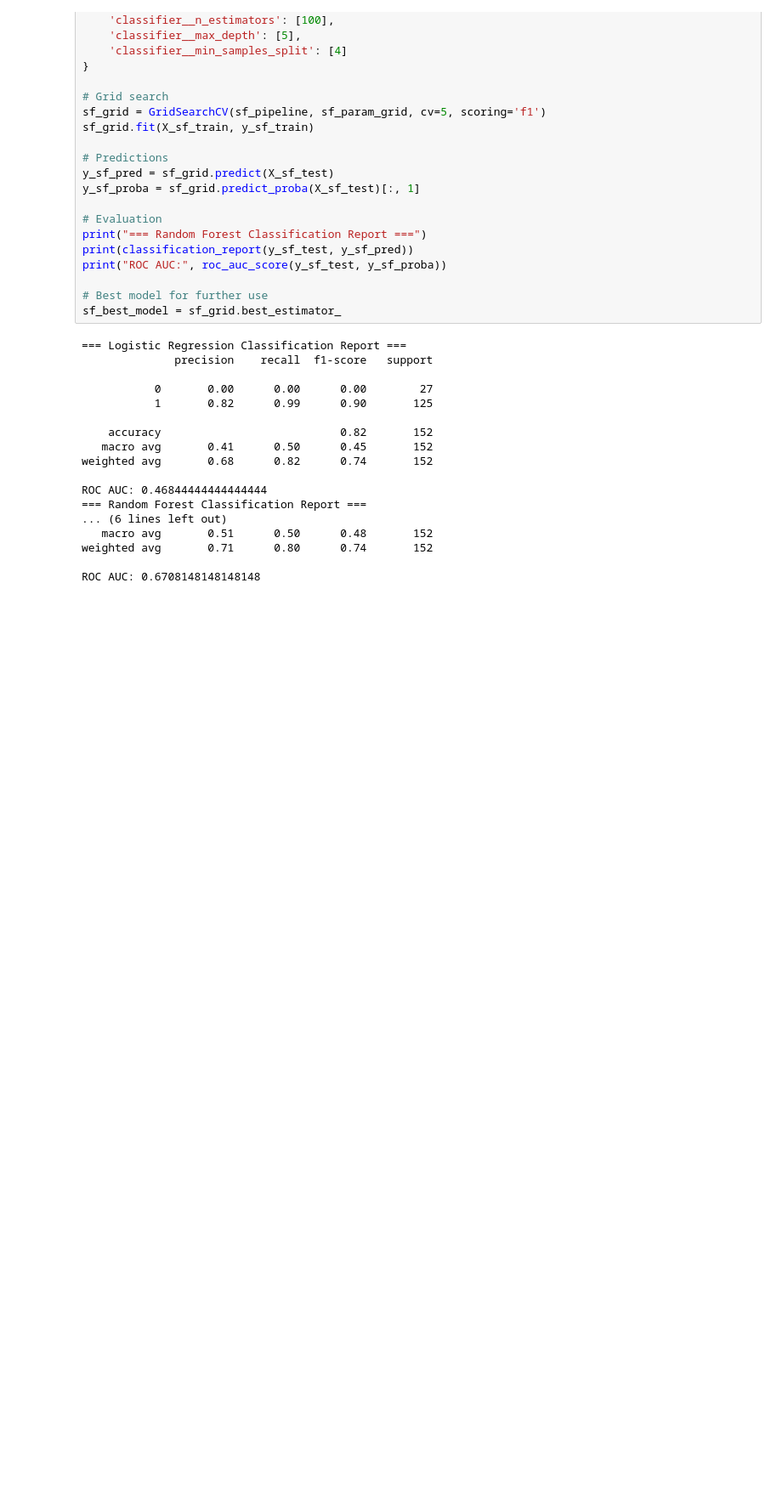
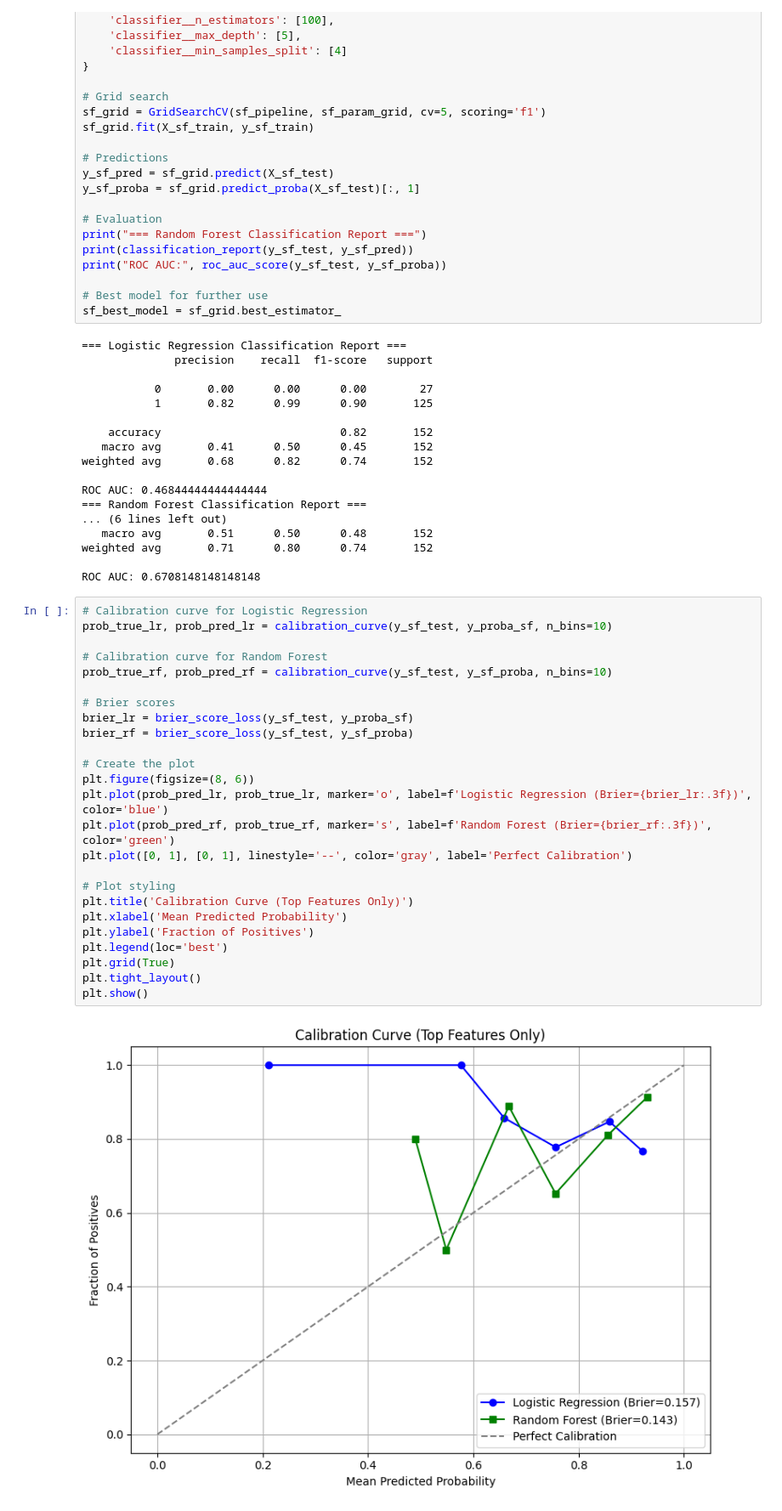
Before and after one commit to Bdowdle4/Dowdle_Analytics_Capstone, a Jupyter notebook: Notebooks/modeling.ipynb, the cells around one changed output. Shown: that part at 85% size. Saved outputs shown, nothing was run; the diff lists cells and outputs as text; blank space fills up the shorter version.

```diff
--- a/Notebooks/modeling.ipynb
+++ b/Notebooks/modeling.ipynb
@@ -338,4 +368,31 @@ ROC AUC: 0.46844444444444444
 weighted avg       0.71      0.80      0.74       152
 
 ROC AUC: 0.6708148148148148
+# %%
+# Calibration curve for Logistic Regression
+prob_true_lr, prob_pred_lr = calibration_curve(y_sf_test, y_proba_sf, n_bins=10)
+
+# Calibration curve for Random Forest
+prob_true_rf, prob_pred_rf = calibration_curve(y_sf_test, y_sf_proba, n_bins=10)
+
+# Brier scores
+brier_lr = brier_score_loss(y_sf_test, y_proba_sf)
+brier_rf = brier_score_loss(y_sf_test, y_sf_proba)
+
+# Create the plot
+plt.figure(figsize=(8, 6))
+plt.plot(prob_pred_lr, prob_true_lr, marker='o', label=f'Logistic Regression (Brier={brier_lr:.3f})', color='blue')
+plt.plot(prob_pred_rf, prob_true_rf, marker='s', label=f'Random Forest (Brier={brier_rf:.3f})', color='green')
+plt.plot([0, 1], [0, 1], linestyle='--', color='gray', label='Perfect Calibration')
+
+# Plot styling
+plt.title('Calibration Curve (Top Features Only)')
+plt.xlabel('Mean Predicted Probability')
+plt.ylabel('Fraction of Positives')
+plt.legend(loc='best')
+plt.grid(True)
+plt.tight_layout()
+plt.show()
+# %% [output]
+[figure, added]
 # %%
```
Also changed, not shown: parts of 11 cells of this notebook, 16 other files.
